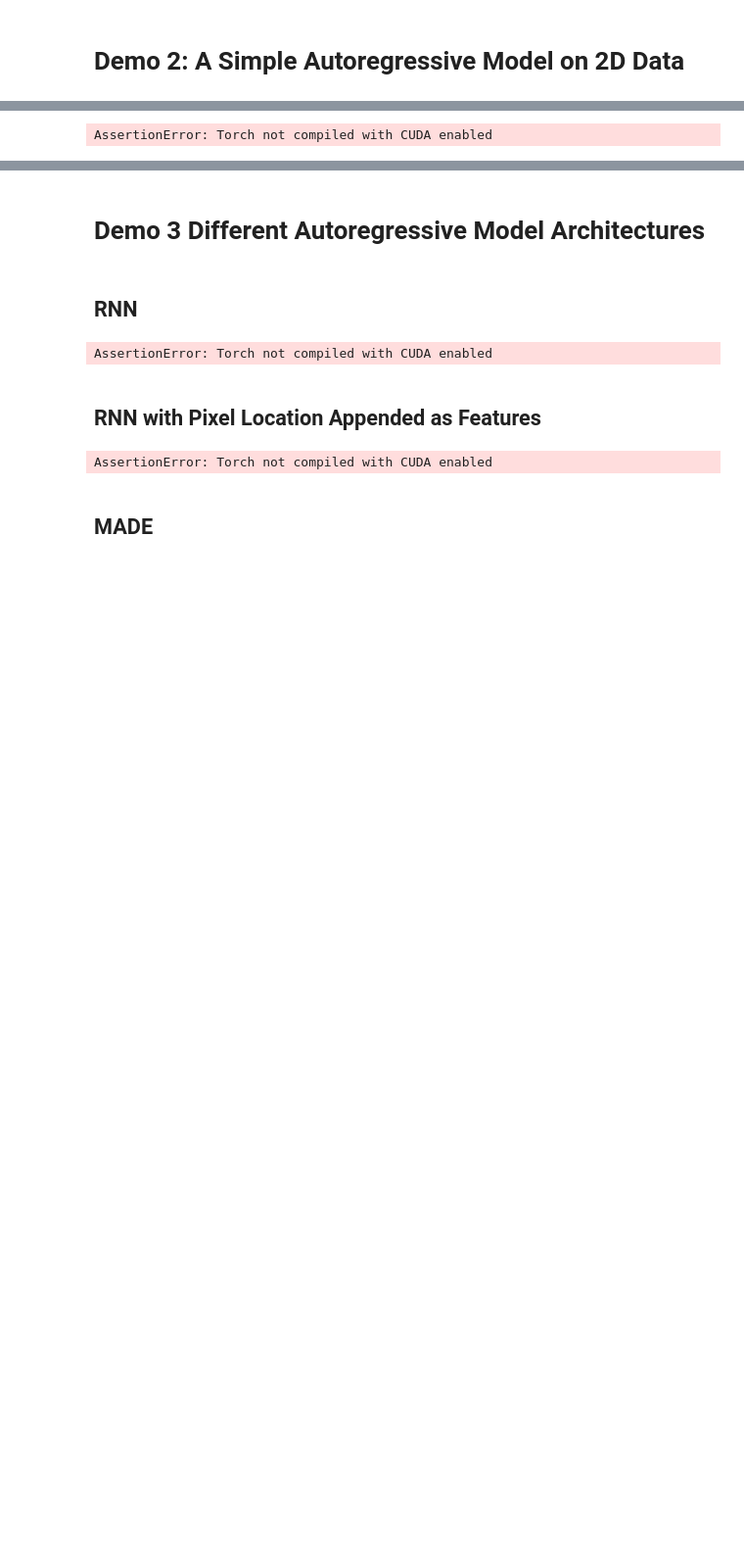
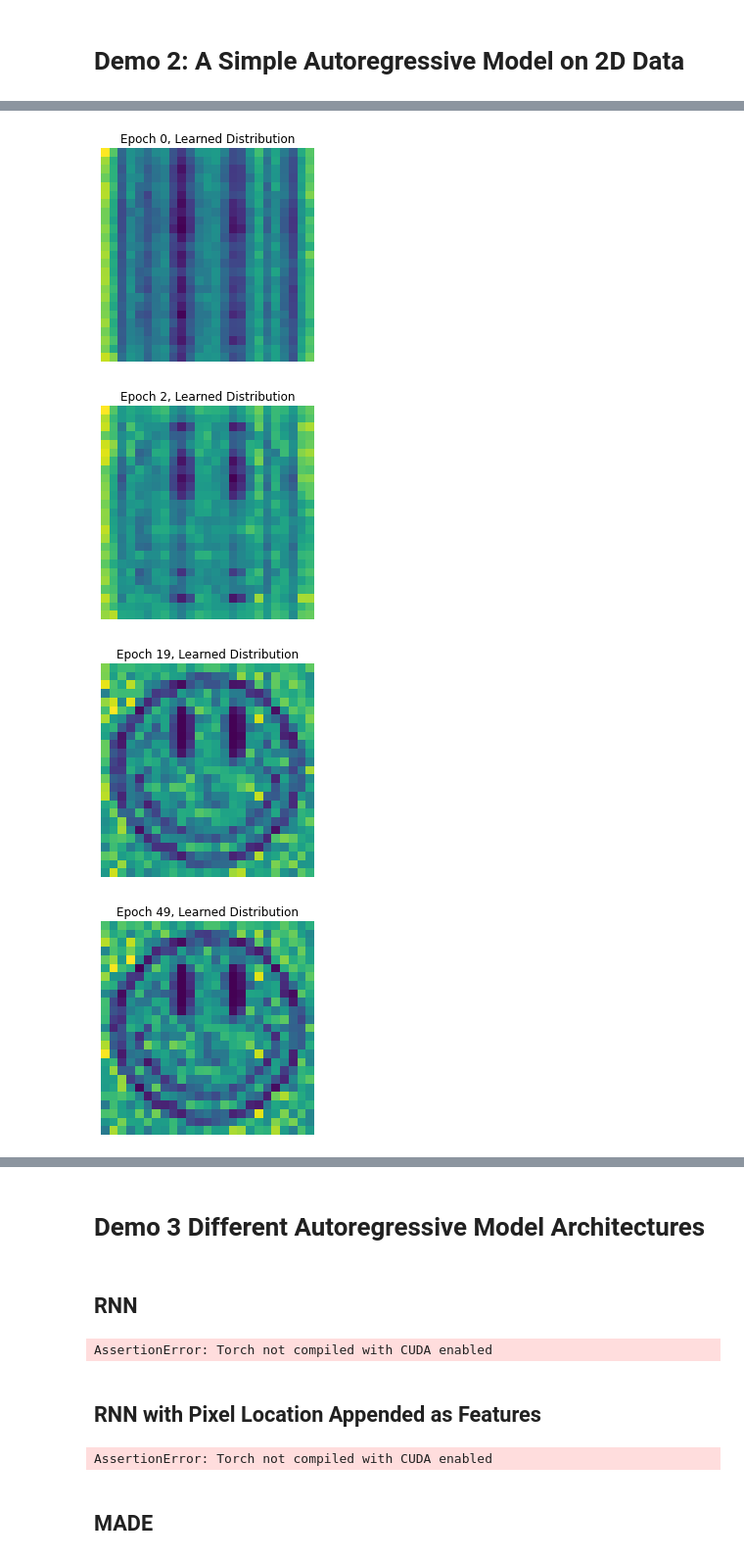
Before and after one commit to jovsa/jovsatools, a Jupyter notebook: notebooks/autoregressive_models.ipynb, the cells around one changed output, grey strips where cells are left out. Shown at 98% size. Cells and saved outputs as stored; diff of their text form; code cells hidden in the pictures; blank space fills up the shorter version.

```diff
--- a/notebooks/autoregressive_models.ipynb
+++ b/notebooks/autoregressive_models.ipynb
@@ -368,32 +402,36 @@ class SimpleAutoregModel(nn.Module):
         )
 
     def nll(self, x):
         batch_size = x.shape[0]
         x0, x1 = x[:, 0], x[:, 1],
 
         # Loss for x0
         logits_x0 = self.logits_x0.unsqueeze(0).repeat(batch_size, 1)
         nll_x0 = F.cross_entropy(logits_x0, x0.long())
 
         # Loss for x1 | x0
         x0_onehot = to_one_hot(x0.long(), d, device) # use onehot as input
         logits_x1 = self.cond_x1(x0_onehot)
         nll_x1 = F.cross_entropy(logits_x1, x1.long())
-
+        res = nll_x0 + nll_x1
+        # print(f'nll_x0: {nll_x0.shape} -- nll_x1:{nll_x1.shape}-- tot{res.shape} -- {type(res)} ')
         return nll_x0 + nll_x1
 
     def get_dist(self):
         with torch.no_grad():
             x0 = torch.arange(d).to(device)
             x0 = to_one_hot(x0, d, device)
 
             prob_x0 = F.softmax(self.logits_x0, dim=0).unsqueeze(1)
             prob_x1 = F.softmax(self.cond_x1(x0), dim=1)
             prob = prob_x0 * prob_x1
             return prob.cpu().numpy()
 
 
 model = SimpleAutoregModel().to(device)
 train_epochs(model, train_loader, test_loader, dict(epochs=50, lr=1e-3))
 # %% [output]
-AssertionError: Torch not compiled with CUDA enabled
+[figure, added]
+[figure, added]
+[figure, added]
+[figure, added]
```
Also changed, not shown: parts of 12 cells of this notebook.
